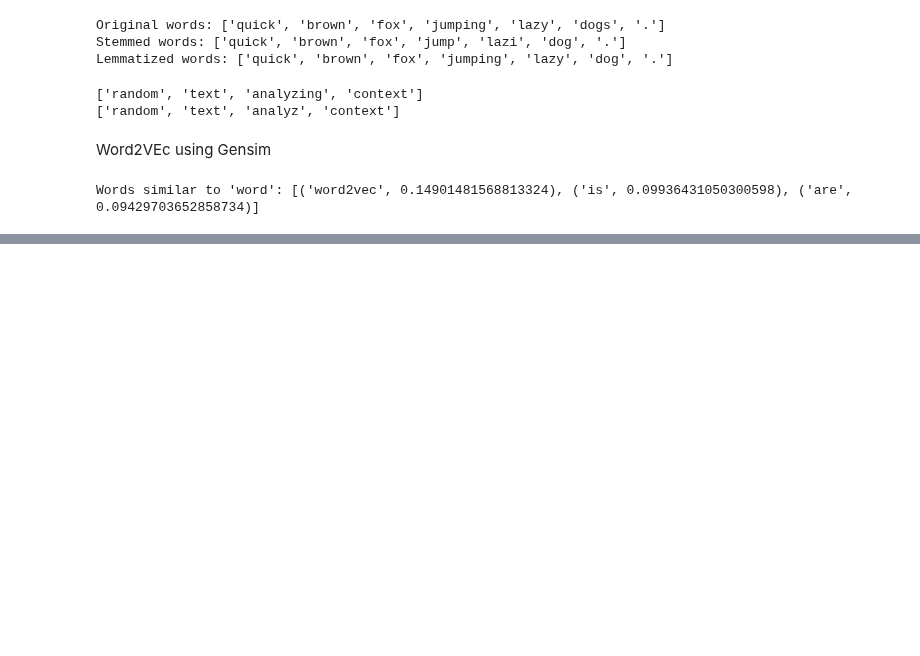
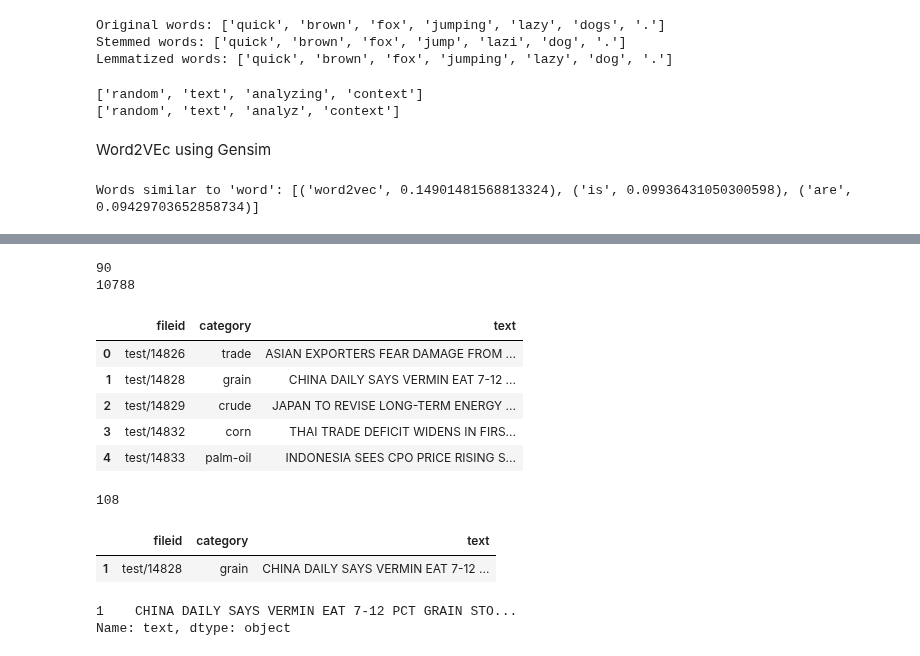
Before and after one commit to MrSimple07/MachineLearning_Practice, a Jupyter notebook: RandomNLP.ipynb, the cells around one changed output, grey strips where cells are left out. Cells and saved outputs as stored; diff of their text form; code cells hidden in the pictures; blank space fills up the shorter version.

```diff
--- a/RandomNLP.ipynb
+++ b/RandomNLP.ipynb
@@ -451,3 +451,10 @@ NLTK datasets for text classification, topic classification and sentiment analys
 3. IMDB Review - Positive, negative
 4. Brown Corpus
 5. Webtext Corpus
+# %%
+#We will use reuters Corpus
+import nltk
+import pandas as pd
+import string
+nltk.download('reuters')
+corpus = nltk.corpus.reuters
@@ -453,0 +464,44 @@ NLTK datasets for text classification, topic classification and sentiment analys
+# %%
+categories = corpus.categories()
+fileids = corpus.fileids()
+# %%
+print(len(categories))
+print(len(fileids))
+# %% [output]
+90
+10788
+# %%
+#Creating dataframe
+
+documents = []
+for fileid in fileids:
+  category = corpus.categories(fileid)[0]
+  raw_text = corpus.raw(fileid)
+  documents.append({'fileid': fileid, 'category': category, 'text': raw_text})
+
+df = pd.DataFrame(documents)
+# %%
+df.head()
+# %% [output]
+|  | fileid | category | text |
+| 0 | test/14826 | trade | ASIAN EXPORTERS FEAR DAMAGE FROM ... |
+| 1 | test/14828 | grain | CHINA DAILY SAYS VERMIN EAT 7-12 ... |
+| 2 | test/14829 | crude | JAPAN TO REVISE LONG-TERM ENERGY ... |
+| 3 | test/14832 | corn | THAI TRADE DEFICIT WIDENS IN FIRS... |
+| 4 | test/14833 | palm-oil | INDONESIA SEES CPO PRICE RISING S... |
+# %%
+num_words = len(df.loc[1, 'text'].split())
+print(num_words)
+# %% [output]
+108
+# %%
+df = df.loc[[1]]
+df.head()
+# %% [output]
+|  | fileid | category | text |
+| 1 | test/14828 | grain | CHINA DAILY SAYS VERMIN EAT 7-12 ... |
+# %%
+df['text']
+# %% [output]
+1    CHINA DAILY SAYS VERMIN EAT 7-12 PCT GRAIN STO...
+Name: text, dtype: object
```
Also changed, not shown: parts of 7 cells of this notebook.
